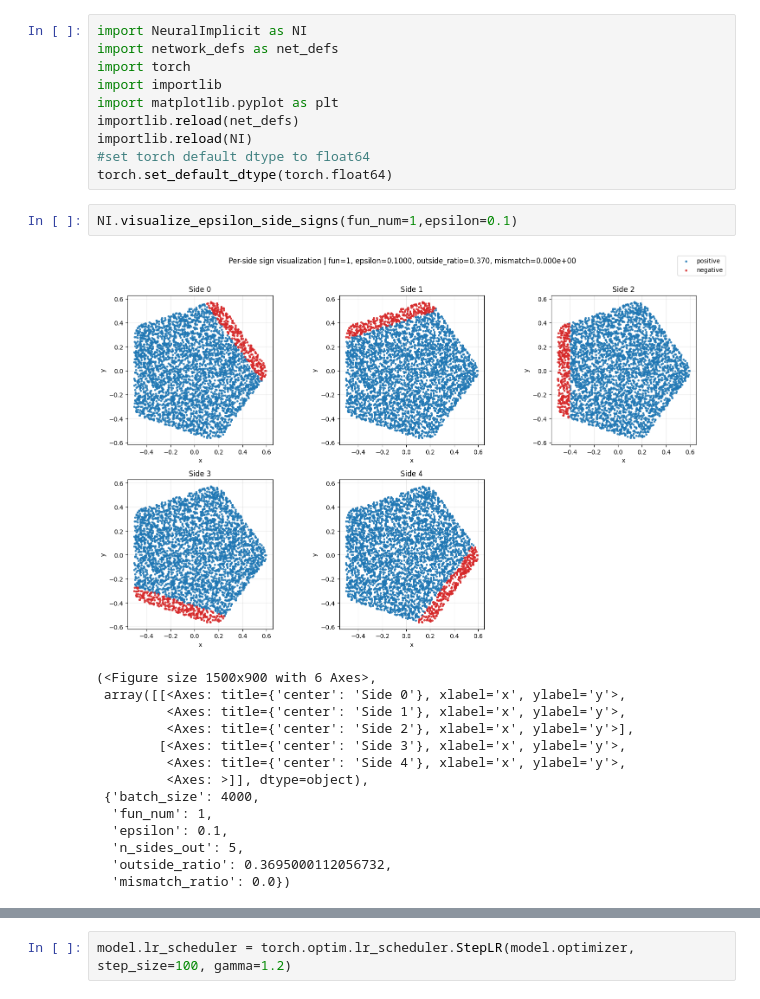
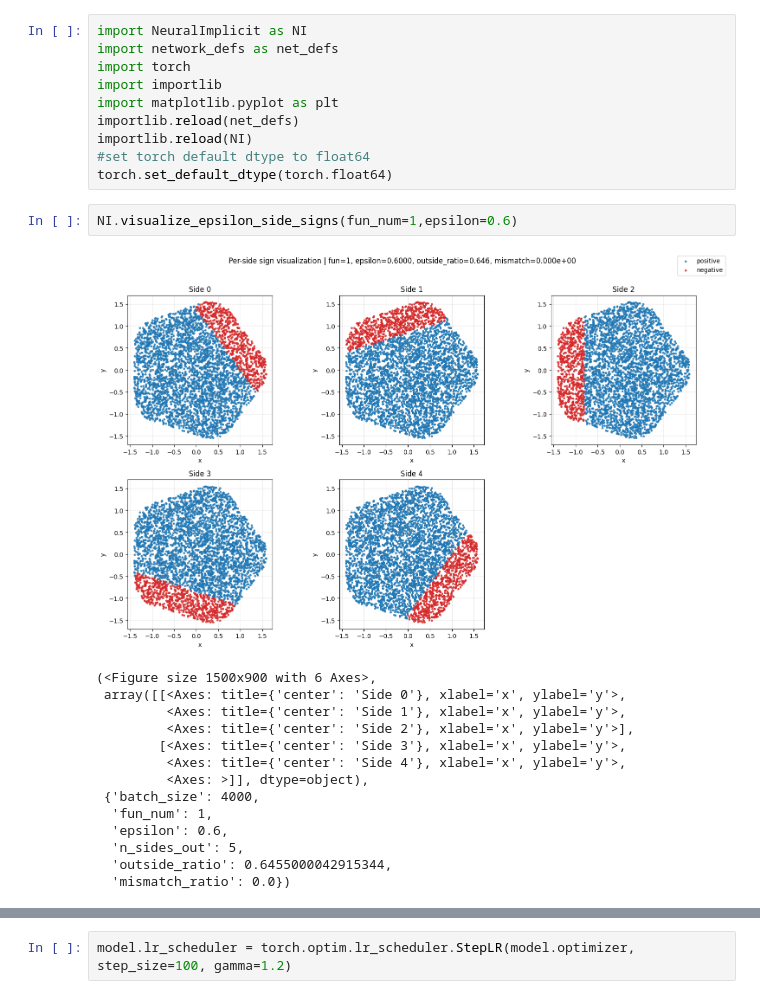
Before and after one commit to csgellert/NeuralIGA, a Jupyter notebook: Neural-Distance-Fields/MSSDF.ipynb, the cells around one changed output, grey strips where cells are left out. Drawn from its saved outputs; the diff is of its cells as text.

```diff
--- a/Neural-Distance-Fields/MSSDF.ipynb
+++ b/Neural-Distance-Fields/MSSDF.ipynb
@@ -9,9 +9,9 @@ importlib.reload(NI)
 #set torch default dtype to float64
 torch.set_default_dtype(torch.float64)
 # %%
-NI.visualize_epsilon_side_signs(fun_num=1,epsilon=0.1)
+NI.visualize_epsilon_side_signs(fun_num=1,epsilon=0.6)
 # %% [output]
-[figure, old version]
+[figure, new version]
 (<Figure size 1500x900 with 6 Axes>,
  array([[<Axes: title={'center': 'Side 0'}, xlabel='x', ylabel='y'>,
          <Axes: title={'center': 'Side 1'}, xlabel='x', ylabel='y'>,
@@ -21,9 +21,9 @@ NI.visualize_epsilon_side_signs(fun_num=1,epsilon=0.1)
          <Axes: >]], dtype=object),
  {'batch_size': 4000,
   'fun_num': 1,
-  'epsilon': 0.1,
+  'epsilon': 0.6,
   'n_sides_out': 5,
-  'outside_ratio': 0.3695000112056732,
+  'outside_ratio': 0.6455000042915344,
   'mismatch_ratio': 0.0})
 # %%
 architecture = [2, 256,256,256,256,5]
```
Also changed, not shown: parts of 6 cells of this notebook, 14 other files.
